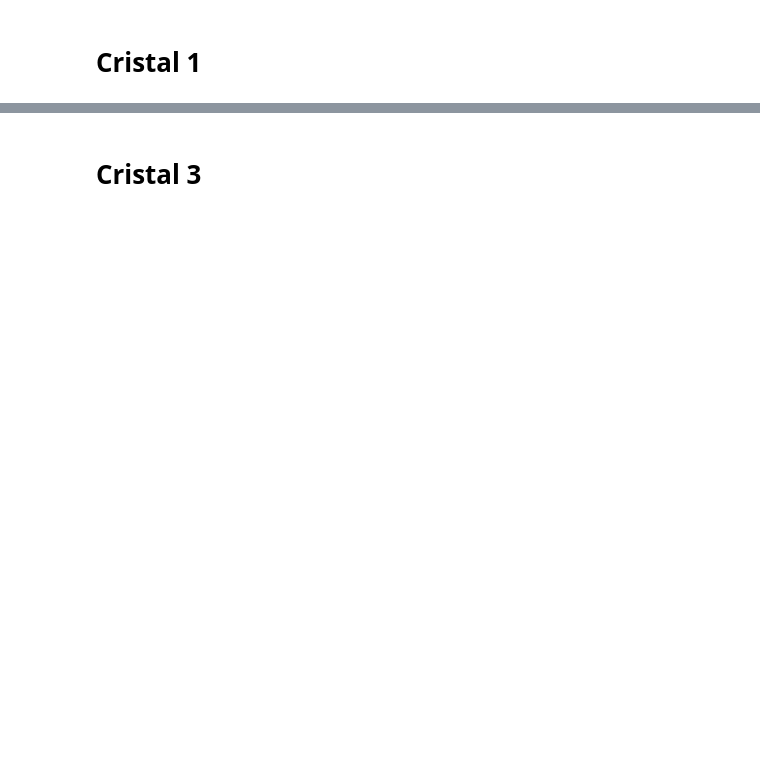
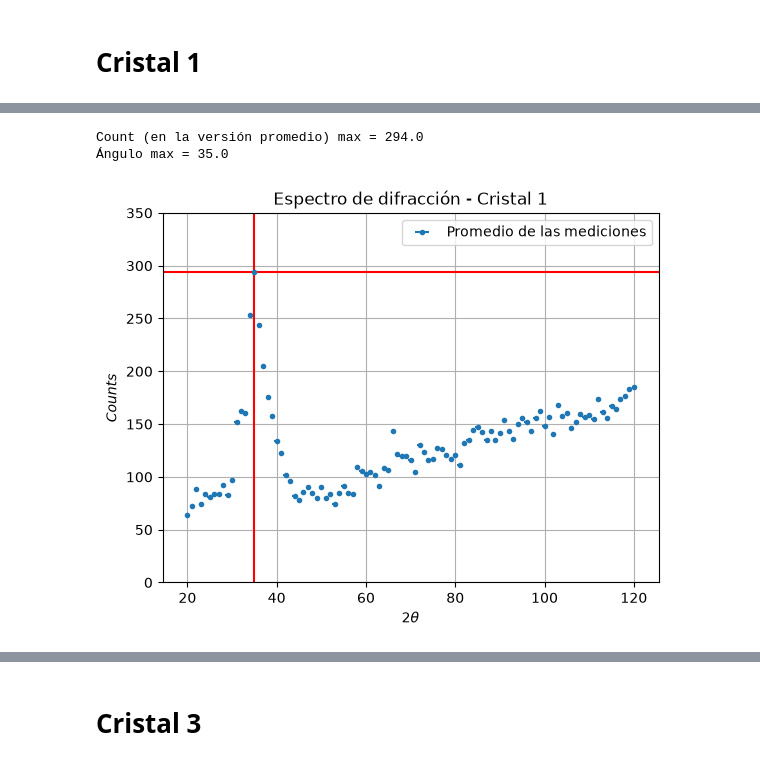
Before and after one commit to Alexi5omg/Labo-Contemporanea-I, a Jupyter notebook: P1-Difraccion_Bragg_RayosX/Analisis-P1.ipynb, the cells around one changed output, grey strips where cells are left out. Cells and saved outputs as stored; diff of their text form; code cells hidden in the pictures; blank space fills up the shorter version.

```diff
--- a/P1-Difraccion_Bragg_RayosX/Analisis-P1.ipynb
+++ b/P1-Difraccion_Bragg_RayosX/Analisis-P1.ipynb
@@ -70,0 +86,23 @@ plt.grid()
+# %%
+#Obtenemos el valor máximo para reportar el ángulo
+Promedio_max_c1 = max(Promedio_c1)
+Angulo_max_c1 = Angulo_c1[np.argmax(Promedio_c1)]
+
+print('Count (en la versión promedio) max =',Promedio_max_c1)
+print('Ángulo max =',Angulo_max_c1)
+# %% [output]
+Count (en la versión promedio) max = 294.0
+Ángulo max = 35.0
+# %%
+#Gráfica señalando el máximo para corroborar
+
+plt.errorbar(Angulo_c1, Promedio_c1, xerr=Inc_ang_c1,fmt='.',label=r'Promedio de las mediciones')
+#plt.plot(Angulo_c1,Promedio_c1,'.-',c='dodgerblue',label='Promedio de las mediciones')
+plt.title('Espectro de difracción - Cristal 1')
+plt.xlabel(r'$2\theta$'), plt.ylabel(r'$Counts$')
+plt.axvline(Angulo_max_c1,c='r'), plt.axhline(Promedio_max_c1,c='r') #Máximo
+plt.ylim(0,350)
+plt.legend()
+plt.grid()
+# %% [output]
+[figure, added]
```
Also changed, not shown: parts of 30 cells of this notebook, 4 other files.
